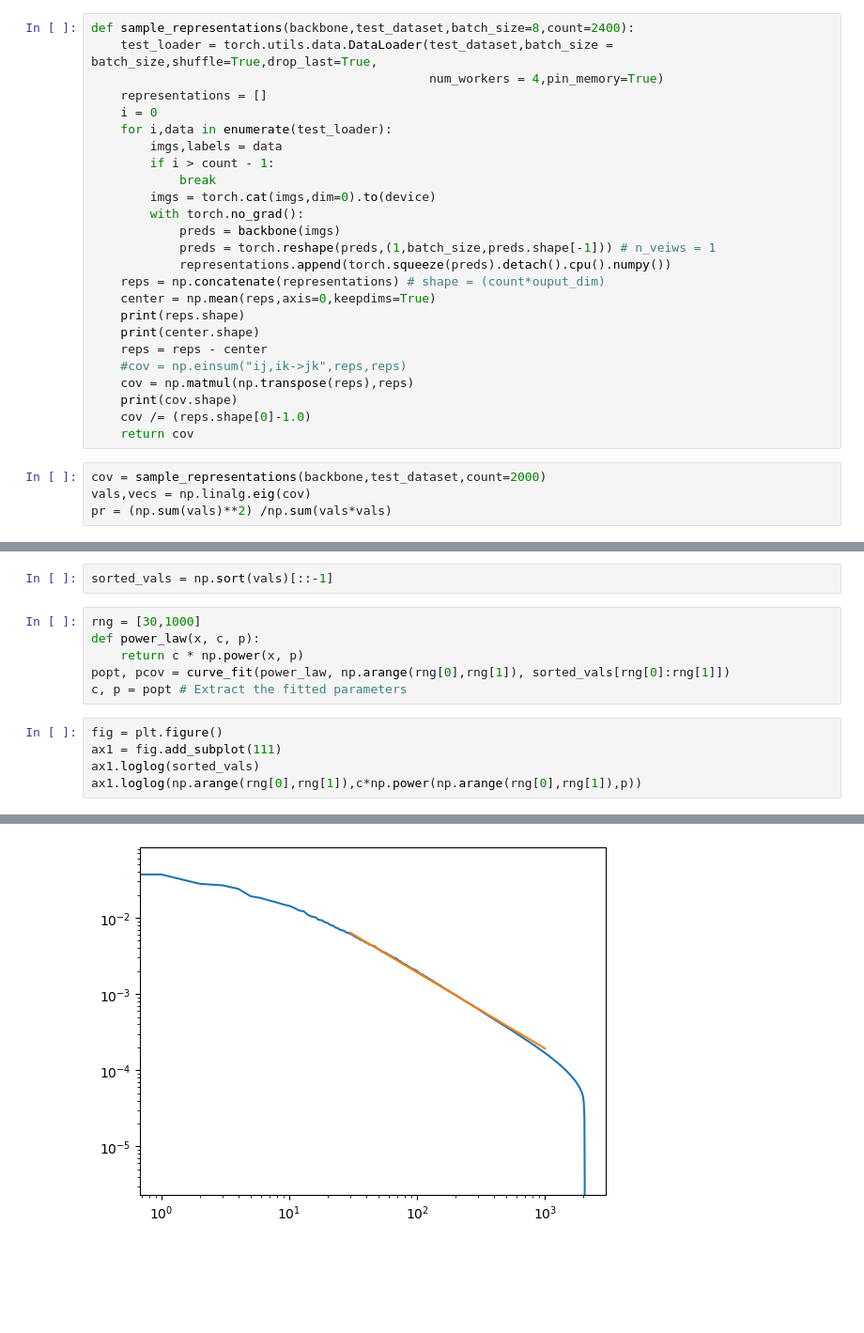
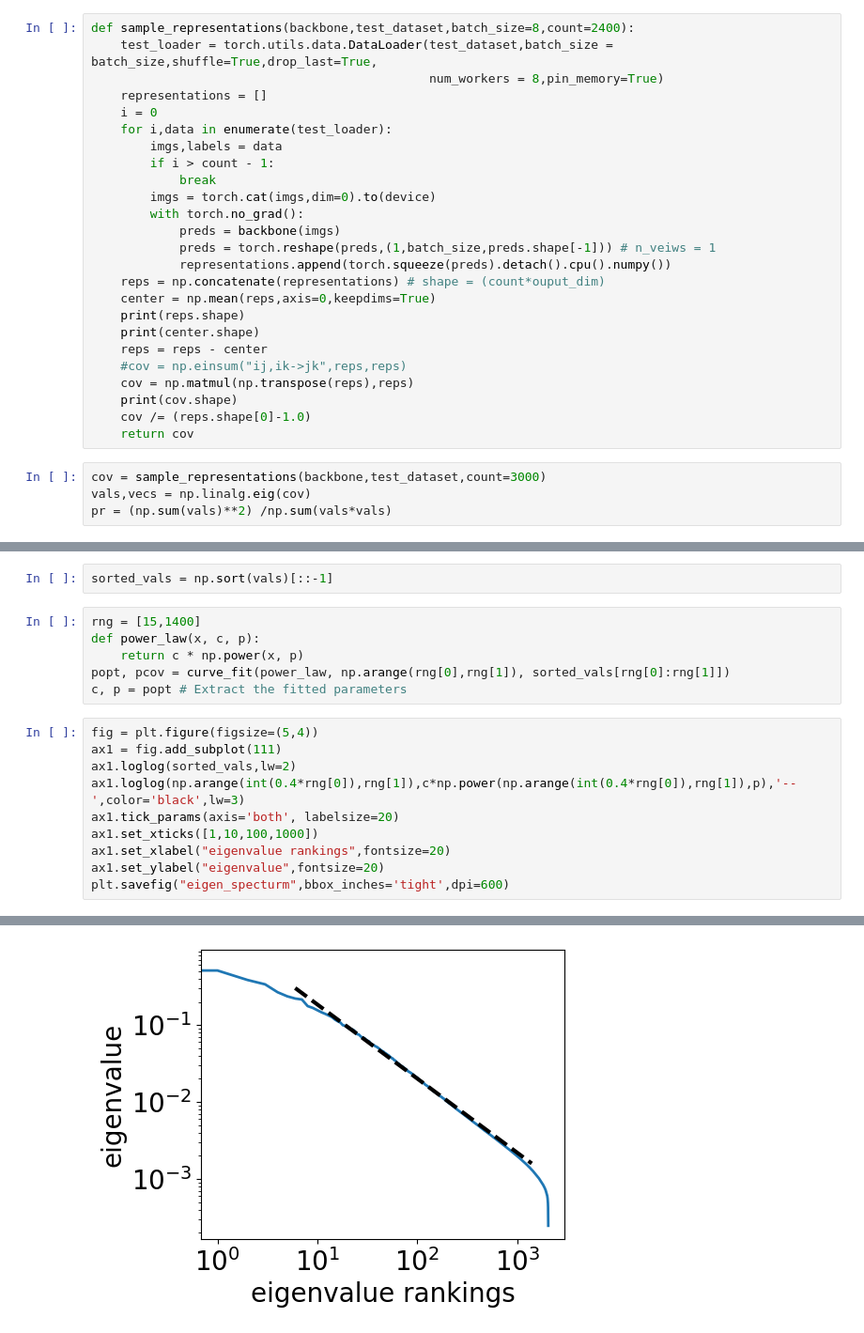
Before and after one commit to guanming-zhang/clamp, a Jupyter notebook: scripts/eigenspectrum.ipynb, the cells around one changed output, grey strips where cells are left out. Shown at 94% size. Saved outputs shown, nothing was run; the diff lists cells and outputs as text; blank space fills up the shorter version.

```diff
--- a/scripts/eigenspectrum.ipynb
+++ b/scripts/eigenspectrum.ipynb
@@ -81,7 +81,7 @@ Clipping input data to the valid range for imshow with RGB data ([0..1] for floa
 # %%
 def sample_representations(backbone,test_dataset,batch_size=8,count=2400):
     test_loader = torch.utils.data.DataLoader(test_dataset,batch_size = batch_size,shuffle=True,drop_last=True,
-                                              num_workers = 4,pin_memory=True)
+                                              num_workers = 8,pin_memory=True)
     representations = []
     i = 0
     for i,data in enumerate(test_loader):
@@ -104,7 +104,7 @@ def sample_representations(backbone,test_dataset,batch_size=8,count=2400):
     cov /= (reps.shape[0]-1.0)
     return cov
 # %%
-cov = sample_representations(backbone,test_dataset,count=2000)
+cov = sample_representations(backbone,test_dataset,count=3000)
 vals,vecs = np.linalg.eig(cov)
 pr = (np.sum(vals)**2) /np.sum(vals*vals)
 # %% [output]
@@ -118,14 +118,19 @@ pr
 # %%
 sorted_vals = np.sort(vals)[::-1]
 # %%
-rng = [30,1000]
+rng = [15,1400]
 def power_law(x, c, p):
     return c * np.power(x, p)
 popt, pcov = curve_fit(power_law, np.arange(rng[0],rng[1]), sorted_vals[rng[0]:rng[1]])
 c, p = popt # Extract the fitted parameters
 # %%
-fig = plt.figure()
+fig = plt.figure(figsize=(5,4))
 ax1 = fig.add_subplot(111)
-ax1.loglog(sorted_vals)
-ax1.loglog(np.arange(rng[0],rng[1]),c*np.power(np.arange(rng[0],rng[1]),p))
+ax1.loglog(sorted_vals,lw=2)
+ax1.loglog(np.arange(int(0.4*rng[0]),rng[1]),c*np.power(np.arange(int(0.4*rng[0]),rng[1]),p),'--',color='black',lw=3)
+ax1.tick_params(axis='both', labelsize=20)
+ax1.set_xticks([1,10,100,1000])
+ax1.set_xlabel("eigenvalue rankings",fontsize=20)
+ax1.set_ylabel("eigenvalue",fontsize=20)
+plt.savefig("eigen_specturm",bbox_inches='tight',dpi=600)
 # %% [output]
@@ -133,2 +137,2 @@ ax1.loglog(np.arange(rng[0],rng[1]),c*np.power(np.arange(rng[0],rng[1]),p))
-[figure, old version]
+[figure, new version]
 # %%
```
Also changed, not shown: parts of 6 cells of this notebook, 1 other file.
